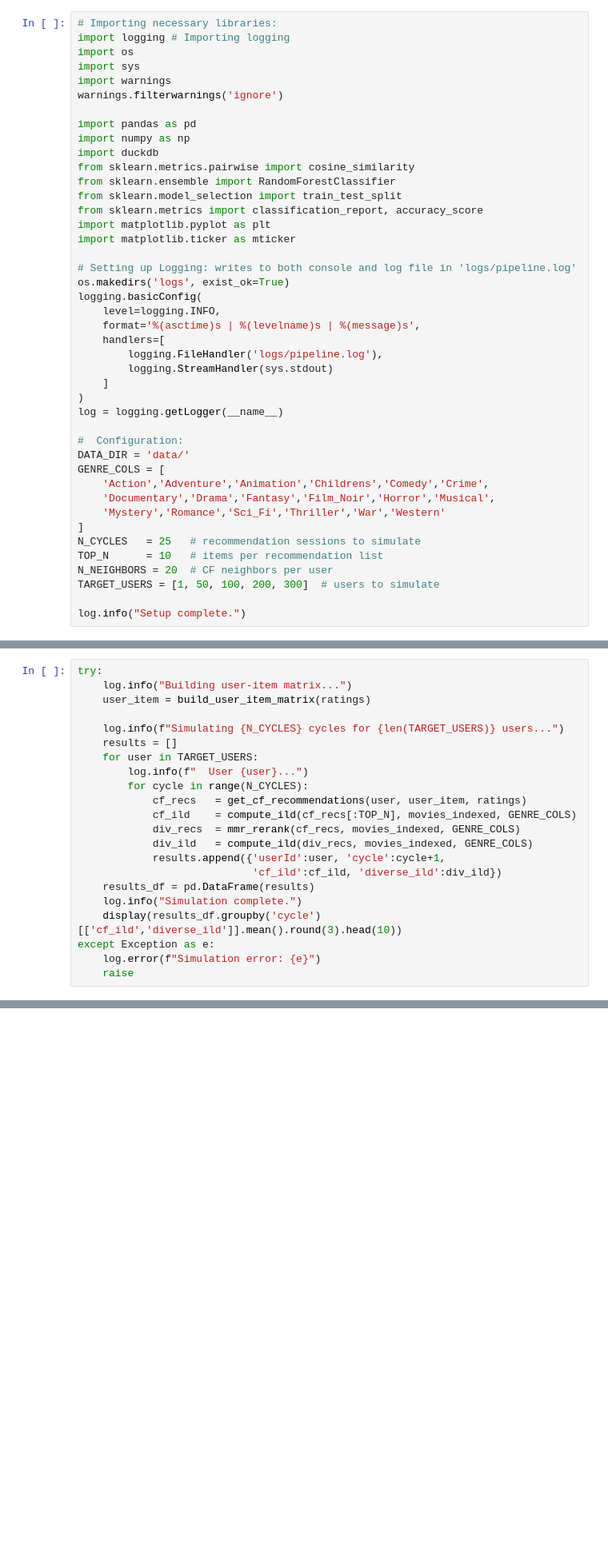
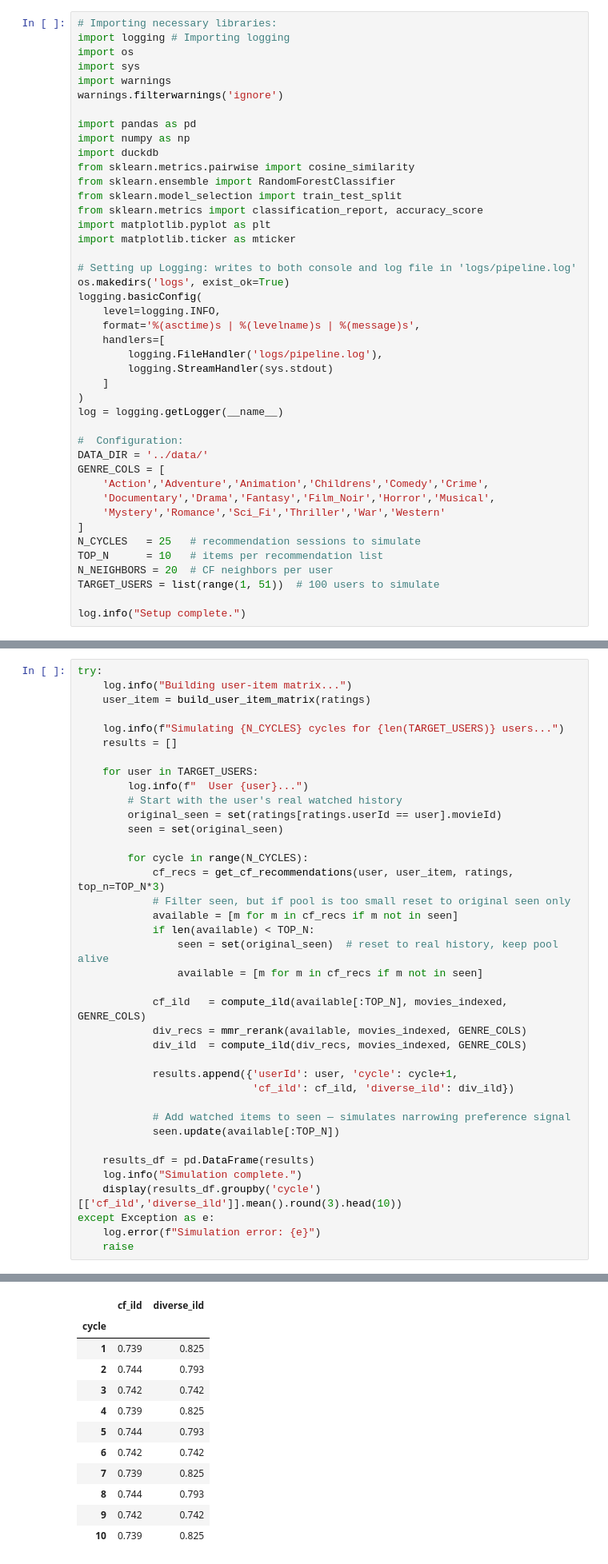
Before and after one commit to yuthimreddy/DS-4320---Project-1, a Jupyter notebook: pipeline/pipeline.ipynb, the cells around one changed output, grey strips where cells are left out. Shown at 80% size. Cells and saved outputs as stored; diff of their text form; blank space fills up the shorter version.

```diff
--- a/pipeline/pipeline.ipynb
+++ b/pipeline/pipeline.ipynb
@@ -37,7 +37,7 @@ logging.basicConfig(
 log = logging.getLogger(__name__)
 
 #  Configuration:
-DATA_DIR = 'data/'
+DATA_DIR = '../data/'
 GENRE_COLS = [
     'Action','Adventure','Animation','Childrens','Comedy','Crime',
     'Documentary','Drama','Fantasy','Film_Noir','Horror','Musical',
@@ -46,6 +46,6 @@ GENRE_COLS = [
 N_CYCLES   = 25   # recommendation sessions to simulate
 TOP_N      = 10   # items per recommendation list
 N_NEIGHBORS = 20  # CF neighbors per user
-TARGET_USERS = [1, 50, 100, 200, 300]  # users to simulate
+TARGET_USERS = list(range(1, 51))  # 100 users to simulate
 
 log.info("Setup complete.")
@@ -254,18 +314,35 @@ try:
 
     log.info(f"Simulating {N_CYCLES} cycles for {len(TARGET_USERS)} users...")
     results = []
+
     for user in TARGET_USERS:
         log.info(f"  User {user}...")
+        # Start with the user's real watched history
+        original_seen = set(ratings[ratings.userId == user].movieId)
+        seen = set(original_seen)
+
         for cycle in range(N_CYCLES):
-            cf_recs   = get_cf_recommendations(user, user_item, ratings)
-            cf_ild    = compute_ild(cf_recs[:TOP_N], movies_indexed, GENRE_COLS)
-            div_recs  = mmr_rerank(cf_recs, movies_indexed, GENRE_COLS)
-            div_ild   = compute_ild(div_recs, movies_indexed, GENRE_COLS)
-            results.append({'userId':user, 'cycle':cycle+1,
-                            'cf_ild':cf_ild, 'diverse_ild':div_ild})
+            cf_recs = get_cf_recommendations(user, user_item, ratings, top_n=TOP_N*3)
+            # Filter seen, but if pool is too small reset to original seen only
+            available = [m for m in cf_recs if m not in seen]
+            if len(available) < TOP_N:
+                seen = set(original_seen)  # reset to real history, keep pool alive
+                available = [m for m in cf_recs if m not in seen]
+
+            cf_ild   = compute_ild(available[:TOP_N], movies_indexed, GENRE_COLS)
+            div_recs = mmr_rerank(available, movies_indexed, GENRE_COLS)
+            div_ild  = compute_ild(div_recs, movies_indexed, GENRE_COLS)
+
+            results.append({'userId': user, 'cycle': cycle+1,
+                            'cf_ild': cf_ild, 'diverse_ild': div_ild})
+
+            # Add watched items to seen — simulates narrowing preference signal
+            seen.update(available[:TOP_N])
+
     results_df = pd.DataFrame(results)
     log.info("Simulation complete.")
     display(results_df.groupby('cycle')[['cf_ild','diverse_ild']].mean().round(3).head(10))
 except Exception as e:
     log.error(f"Simulation error: {e}")
     raise
+# %% [output]
@@ -271,0 +366,12 @@ except Exception as e:
+|  | cf_ild | diverse_ild |
+| cycle |  |  |
+| 1 | 0.739 | 0.825 |
+| 2 | 0.744 | 0.793 |
+| 3 | 0.742 | 0.742 |
+| 4 | 0.739 | 0.825 |
+| 5 | 0.744 | 0.793 |
+| 6 | 0.742 | 0.742 |
+| 7 | 0.739 | 0.825 |
+| 8 | 0.744 | 0.793 |
+| 9 | 0.742 | 0.742 |
+| 10 | 0.739 | 0.825 |
```
Also changed, not shown: parts of 13 cells of this notebook, 3 other files.
